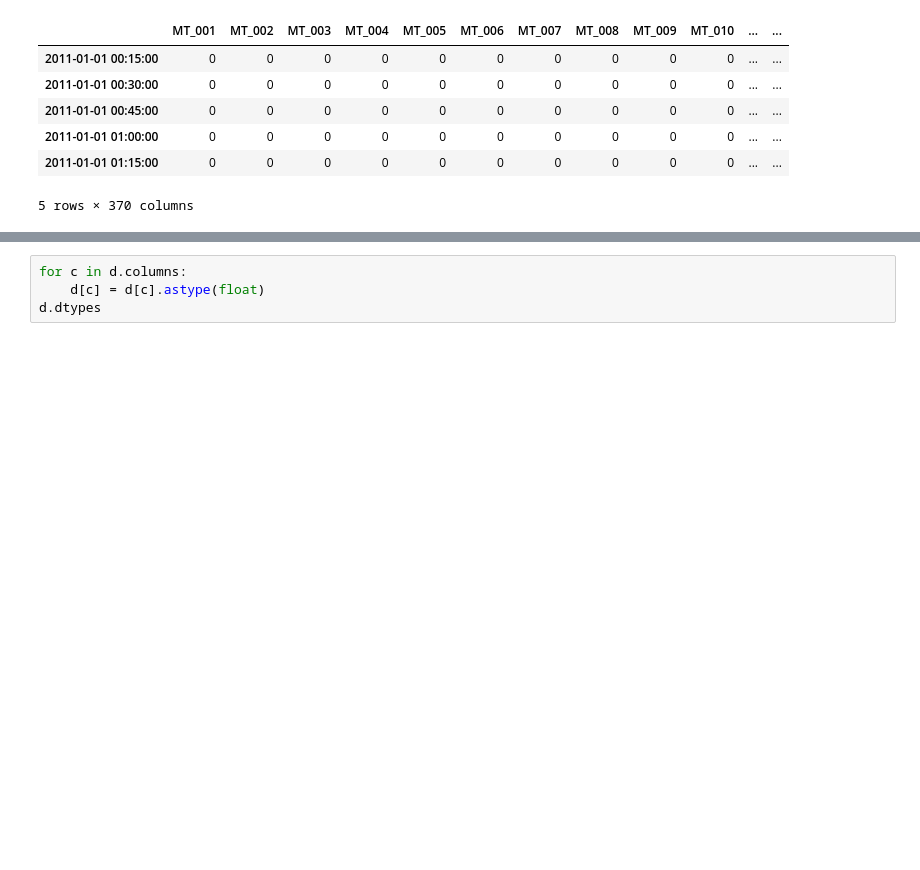
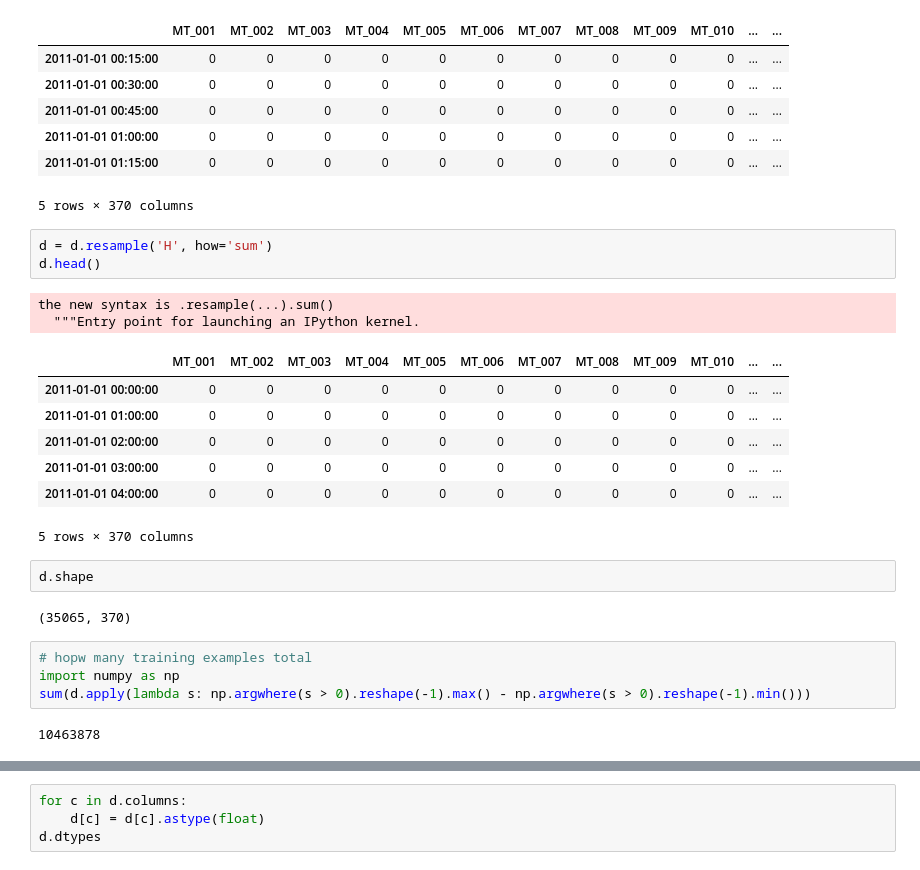
Before and after one commit to dantegates/deep-ar, a Jupyter notebook: deep-ar.ipynb, the cells around one changed output, grey strips where cells are left out. Drawn from its saved outputs; the diff is of its cells as text; blank space fills up the shorter version.

```diff
--- a/deep-ar.ipynb
+++ b/deep-ar.ipynb
@@ -19,4 +26,27 @@ d.head()
 | 2011-01-01 01:00:00 | 0 | 0 | 0 | 0 | 0 | 0 | 0 | 0 | 0 | 0 | ... | ... |
 | 2011-01-01 01:15:00 | 0 | 0 | 0 | 0 | 0 | 0 | 0 | 0 | 0 | 0 | ... | ... |
 5 rows × 370 columns
+# %%
+d = d.resample('H', how='sum')
+d.head()
+# %% [output]
+the new syntax is .resample(...).sum()
+  """Entry point for launching an IPython kernel.
+|  | MT_001 | MT_002 | MT_003 | MT_004 | MT_005 | MT_006 | MT_007 | MT_008 | MT_009 | MT_010 | ... | ... |
+| 2011-01-01 00:00:00 | 0 | 0 | 0 | 0 | 0 | 0 | 0 | 0 | 0 | 0 | ... | ... |
+| 2011-01-01 01:00:00 | 0 | 0 | 0 | 0 | 0 | 0 | 0 | 0 | 0 | 0 | ... | ... |
+| 2011-01-01 02:00:00 | 0 | 0 | 0 | 0 | 0 | 0 | 0 | 0 | 0 | 0 | ... | ... |
+| 2011-01-01 03:00:00 | 0 | 0 | 0 | 0 | 0 | 0 | 0 | 0 | 0 | 0 | ... | ... |
+| 2011-01-01 04:00:00 | 0 | 0 | 0 | 0 | 0 | 0 | 0 | 0 | 0 | 0 | ... | ... |
+5 rows × 370 columns
+# %%
+d.shape
+# %% [output]
+(35065, 370)
+# %%
+# hopw many training examples total
+import numpy as np
+sum(d.apply(lambda s: np.argwhere(s > 0).reshape(-1).max() - np.argwhere(s > 0).reshape(-1).min()))
+# %% [output]
+10463878
 # %%
```
Also changed, not shown: parts of 38 cells of this notebook.
